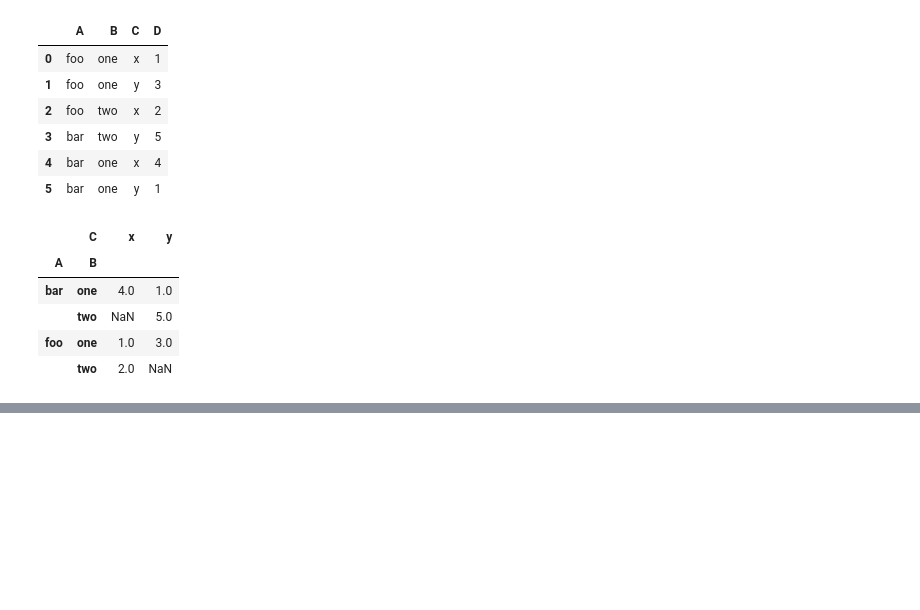
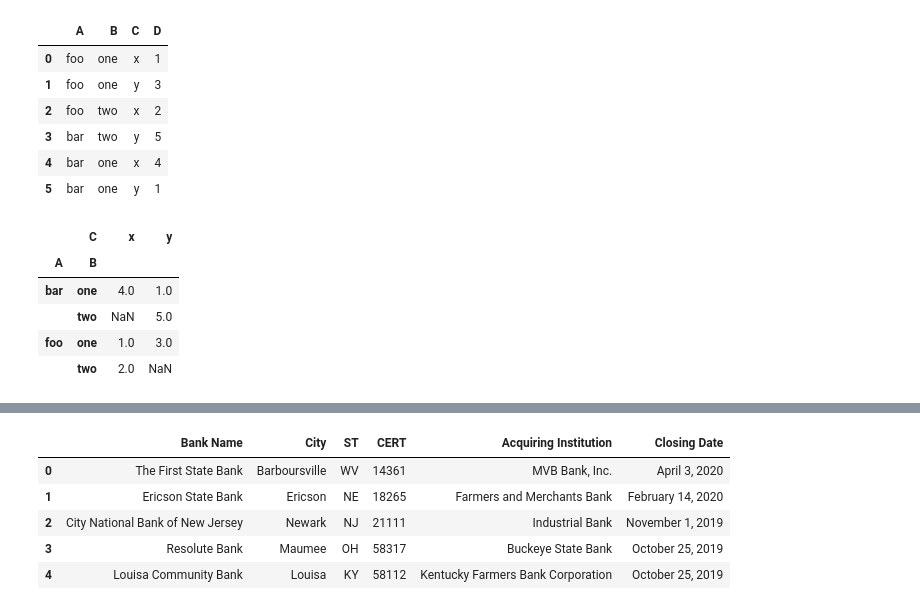
Before and after one commit to sigitp-git/miscell-pydsml, a Jupyter notebook: Pandas/Pandas-basics.ipynb, the cells around one changed output, grey strips where cells are left out. Saved outputs shown, nothing was run; the diff lists cells and outputs as text; code cells hidden in the pictures; blank space fills up the shorter version.

```diff
--- a/Pandas/Pandas-basics.ipynb
+++ b/Pandas/Pandas-basics.ipynb
@@ -1087,0 +1186,9 @@ df.pivot_table(values='D', index=['A','B'], columns=['C'])
+# %%
+data[0].head()
+# %% [output]
+|  | Bank Name | City | ST | CERT | Acquiring Institution | Closing Date |
+| 0 | The First State Bank | Barboursville | WV | 14361 | MVB Bank, Inc. | April 3, 2020 |
+| 1 | Ericson State Bank | Ericson | NE | 18265 | Farmers and Merchants Bank | February 14, 2020 |
+| 2 | City National Bank of New Jersey | Newark | NJ | 21111 | Industrial Bank | November 1, 2019 |
+| 3 | Resolute Bank | Maumee | OH | 58317 | Buckeye State Bank | October 25, 2019 |
+| 4 | Louisa Community Bank | Louisa | KY | 58112 | Kentucky Farmers Bank Corporation | October 25, 2019 |
```
Also changed, not shown: parts of 24 cells of this notebook, 5 other files.
